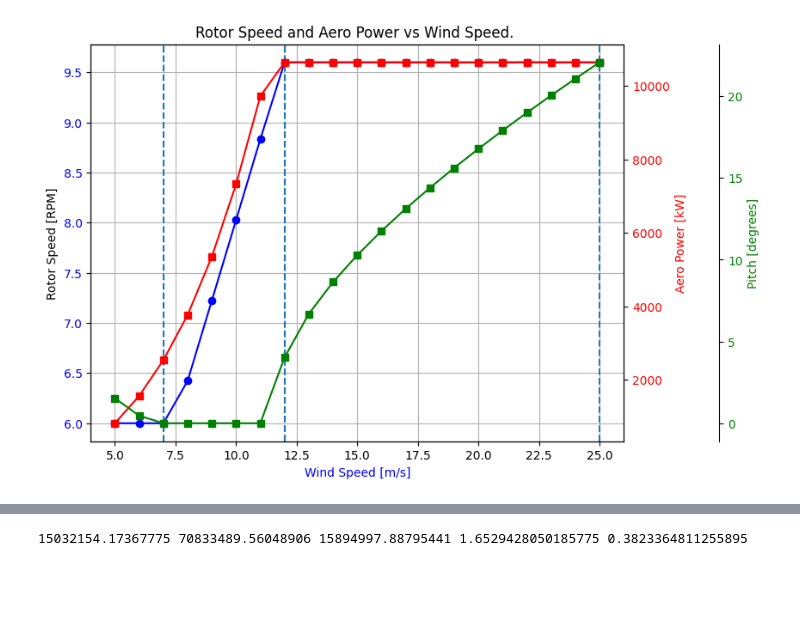
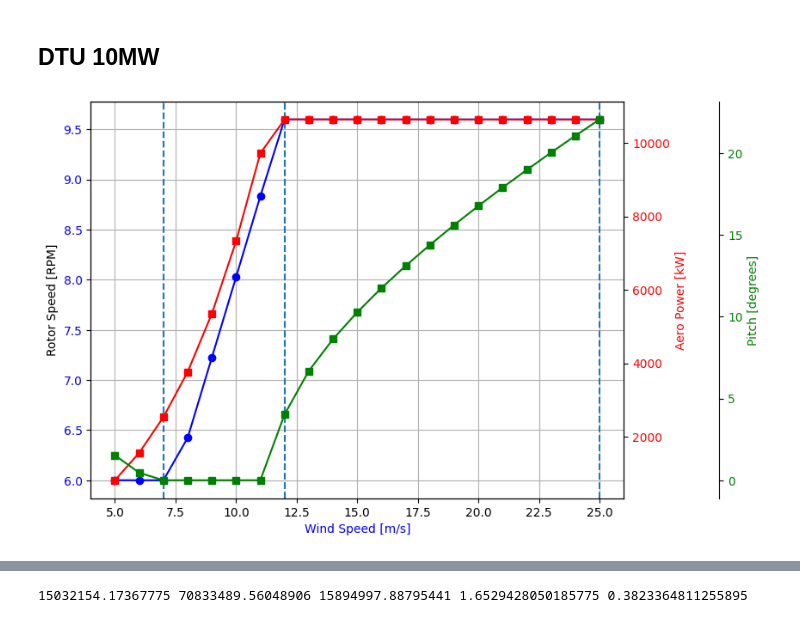
Before and after one commit to nicolaquaia/LAC_final, a Jupyter notebook: assignment_03/Assignment_3_part_01.ipynb, the cells around one changed output, grey strips where cells are left out. Cells and saved outputs as stored; diff of their text form; code cells hidden in the pictures; blank space fills up the shorter version.

Commit message:
new file for redesign, new plots

```diff
--- a/assignment_03/Assignment_3_part_01.ipynb
+++ b/assignment_03/Assignment_3_part_01.ipynb
@@ -6,5 +10,8 @@ from pathlib import Path
+# %% [markdown]
+## DTU 10MW
 # %%
-#script_dir = Path(__file__).parent
+# evaluate regions for dtu 10 MW following lecture 6
+
 dtu_path = 'dtu_10mw/res_hawc2s/dtu_10mw_hawc2s_21wsp_ctrltune.pwr'
 dtu_data = load_pwr(dtu_path)
 #print(dtu_data.keys())
@@ -14,33 +21,31 @@ regions = [3,8,8,21]        # from detected regions, in log file
 
 fig, ax1 = plt.subplots(figsize=(8, 6))
 
 # Plot wind speed vs rotor speed
 ax1.plot(dtu_data['V_ms'], dtu_data['Speed_rpm'],  'b-o', label='Rotor Speed [RPM]')
 ax1.set_ylabel('Rotor Speed [RPM]')
 ax1.set_xlabel('Wind Speed [m/s]', color='b')
 ax1.tick_params(axis='y', labelcolor='b')
 
 # Create a second y-axis for aerodynamic power
 ax2 = ax1.twinx()
 ax2.plot(dtu_data['V_ms'], dtu_data['P_kW'], 'r-s', label='Aero Power [kW]')
 ax2.set_ylabel('Aero Power [kW]', color='r')
 ax2.tick_params(axis='y', labelcolor='r')
 
 # Create a second y-axis for aerodynamic power
 ax3 = ax1.twinx()
 ax3.plot(dtu_data['V_ms'], dtu_data['Pitch_deg'], 'g-s', label='Pitch [degrees]')
 ax3.set_ylabel('Pitch [degrees]', color='g')
 ax3.tick_params(axis='y', labelcolor='g')
 ax3.spines['right'].set_position(('outward', 80))  # Offset by 120 points
 
 # add regions
 for i in regions:
     ax1.axvline(x=dtu_data['V_ms'][i-1], linestyle='--')
 
-# Add grid and titles
-plt.title('Rotor Speed and Aero Power vs Wind Speed. ')
 ax1.grid(True)
 
 plt.show()
 # %% [output]
-[figure, old version]
+[figure, new version]
```
Also changed, not shown: parts of 6 cells of this notebook, 16 other files.
